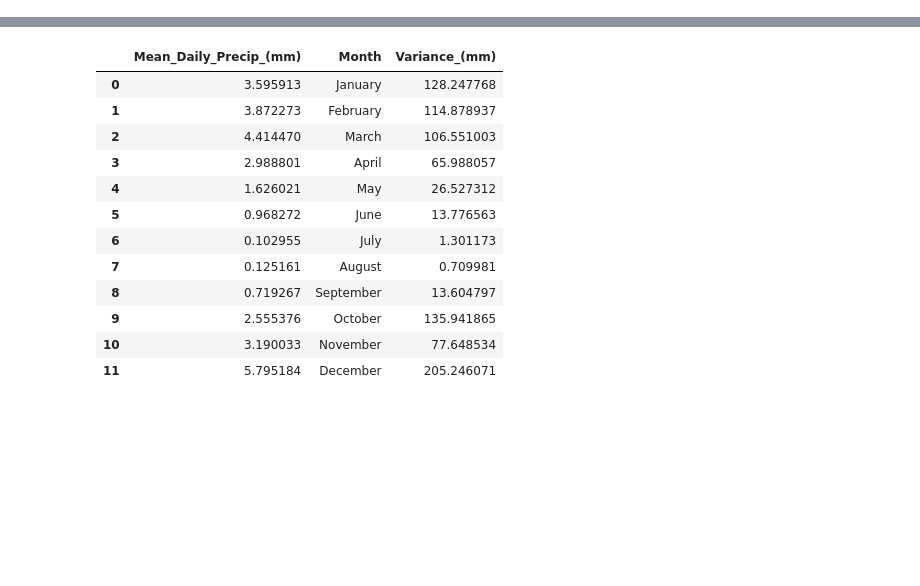
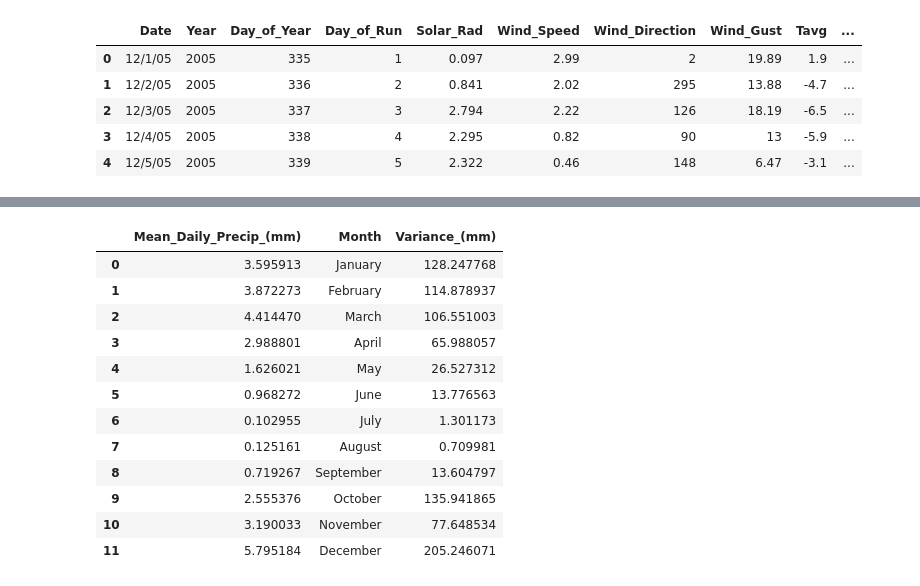
Before and after one commit to JohnnyLomas/SB_Powder_Project, a Jupyter notebook: ExploratoryAnalysis.ipynb, the cells around one changed output, grey strips where cells are left out. Drawn from its saved outputs; the diff is of its cells as text; code cells hidden in the pictures; blank space fills up the shorter version.

```diff
--- a/ExploratoryAnalysis.ipynb
+++ b/ExploratoryAnalysis.ipynb
@@ -1,8 +11,15 @@
 # %%
-# Import the data from CSV file
 import pandas as pd
 import matplotlib.pyplot as plt
 import numpy as np
 import re
 
 weather = pd.read_csv("SugarBowl_12-01-05_12_31_16.csv")
+weather.head()
+# %% [output]
+|  | Date | Year | Day_of_Year | Day_of_Run | Solar_Rad | Wind_Speed | Wind_Direction | Wind_Gust | Tavg | ... |
+| 0 | 12/1/05 | 2005 | 335 | 1 | 0.097 | 2.99 | 2 | 19.89 | 1.9 | ... |
+| 1 | 12/2/05 | 2005 | 336 | 2 | 0.841 | 2.02 | 295 | 13.88 | -4.7 | ... |
+| 2 | 12/3/05 | 2005 | 337 | 3 | 2.794 | 2.22 | 126 | 18.19 | -6.5 | ... |
+| 3 | 12/4/05 | 2005 | 338 | 4 | 2.295 | 0.82 | 90 | 13 | -5.9 | ... |
+| 4 | 12/5/05 | 2005 | 339 | 5 | 2.322 | 0.46 | 148 | 6.47 | -3.1 | ... |
```
Also changed, not shown: parts of 24 cells of this notebook, 2 other files.
